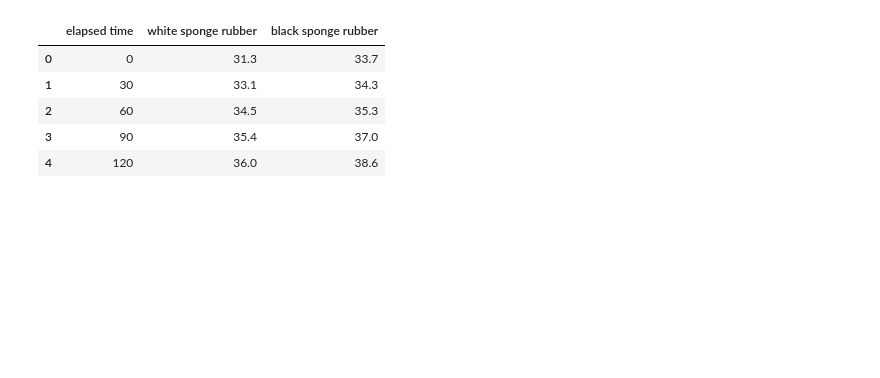
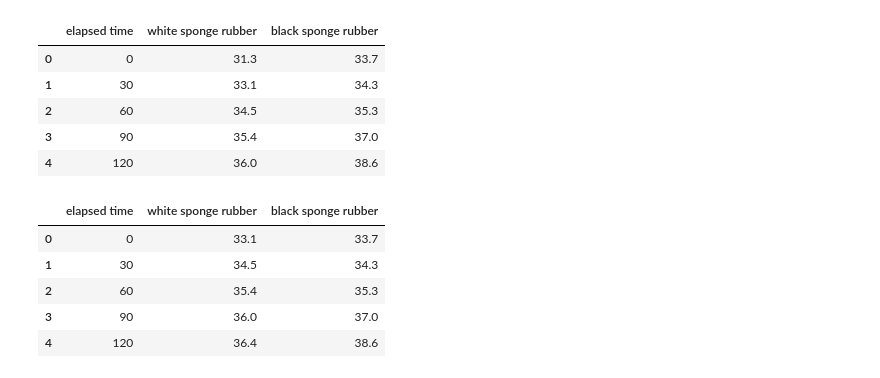
Before and after one commit to araobp/pic-mcu, a Jupyter notebook: misc/Temperature.ipynb, the cells around one changed output. Saved outputs shown, nothing was run; the diff lists cells and outputs as text; code cells hidden in the pictures; blank space fills up the shorter version.

```diff
--- a/misc/Temperature.ipynb
+++ b/misc/Temperature.ipynb
@@ -48,6 +58,16 @@ df2.head()
 | 2 | 60 | 34.5 | 35.3 |
 | 3 | 90 | 35.4 | 37.0 |
 | 4 | 120 | 36.0 | 38.6 |
+# %%
+df2['white sponge rubber'] = df2['white sponge rubber'].shift(-1)
+df2.head()
+# %% [output]
+|  | elapsed time | white sponge rubber | black sponge rubber |
+| 0 | 0 | 33.1 | 33.7 |
+| 1 | 30 | 34.5 | 34.3 |
+| 2 | 60 | 35.4 | 35.3 |
+| 3 | 90 | 36.0 | 37.0 |
+| 4 | 120 | 36.4 | 38.6 |
 # %%
 ax = df2[['black sponge rubber','white sponge rubber']].plot(x=df2['elapsed time'], title='Temperature')
 ax.set_xlabel('Elaplsed time in sec')
```
Also changed, not shown: parts of 3 cells of this notebook.
